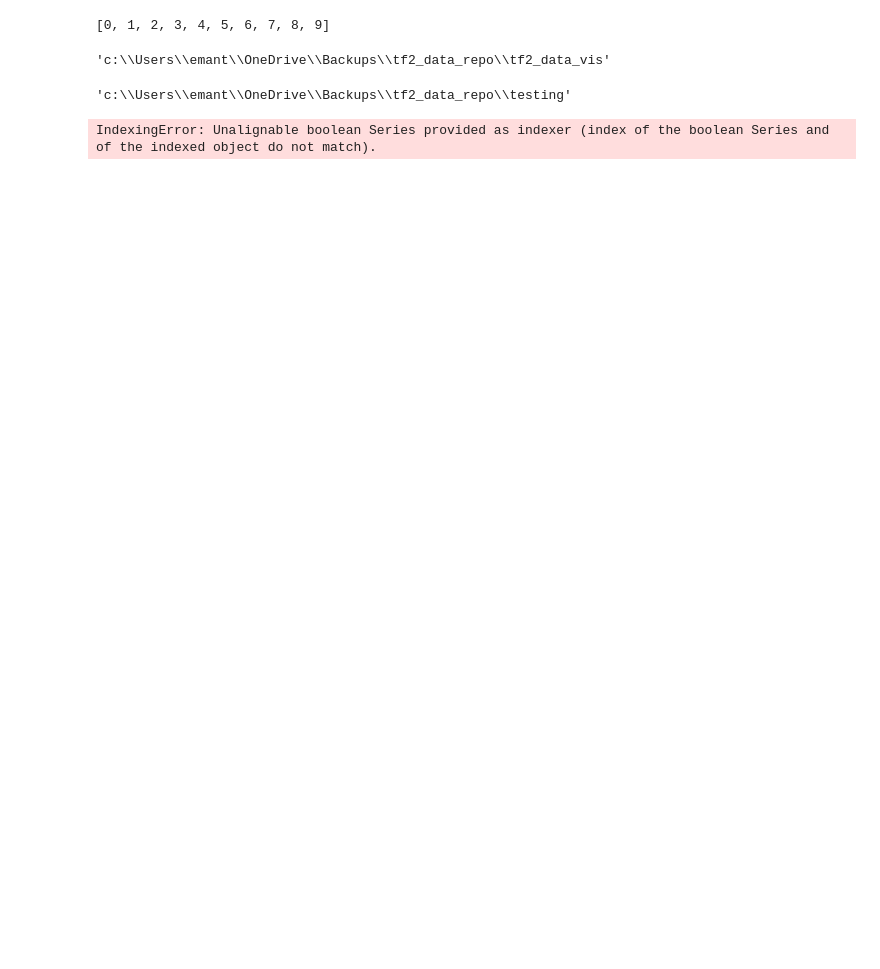
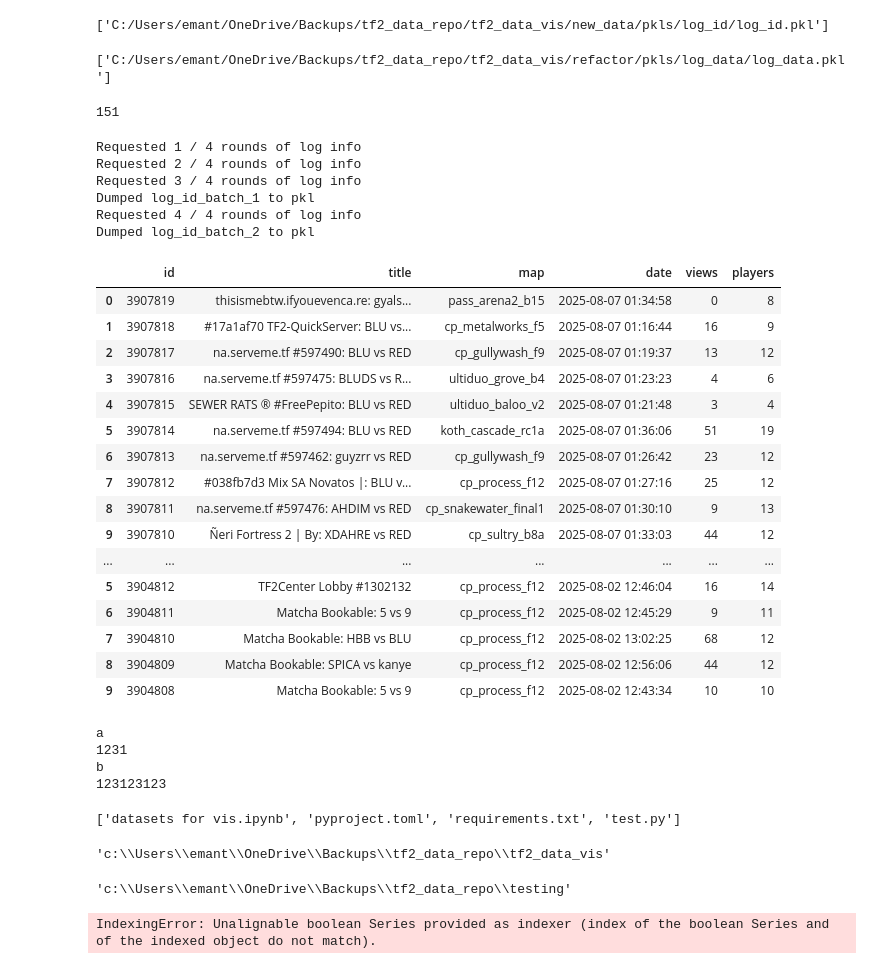
Before and after one commit to ebtrout/tf2_data_vis, a Jupyter notebook: codebase/datasets for vis.ipynb, the cells around one changed output. Drawn from its saved outputs; the diff is of its cells as text; code cells hidden in the pictures; blank space fills up the shorter version.

Commit message:
full refactor to allow batch size saving

```diff
--- a/datasets for vis.ipynb
+++ b/codebase/datasets for vis.ipynb
@@ -29,6 +29,9 @@ data = pd.read_csv('testing/log_ids.csv')
 
 log_ids = filter_log_ids(log_ids= data,map_cutoff= 100,request_params={'cutoff_date': '2016-07-07'})
 # %%
-list(range(0,10))
+import joblib
+import pandas as pd
+log_data = pd.read_csv('C:/Users/emant/OneDrive/Backups/tf2_data_repo/tf2_data_vis/new_data/pkls/log_id/log_ids.csv')
+joblib.dump(log_data,'C:/Users/emant/OneDrive/Backups/tf2_data_repo/tf2_data_vis/new_data/pkls/log_id/log_id.pkl')
 # %% [output]
-[0, 1, 2, 3, 4, 5, 6, 7, 8, 9]
+['C:/Users/emant/OneDrive/Backups/tf2_data_repo/tf2_data_vis/new_data/pkls/log_id/log_id.pkl']
@@ -34,0 +44,55 @@ list(range(0,10))
+# %%
+joblib.dump(log_data_sub,'C:/Users/emant/OneDrive/Backups/tf2_data_repo/tf2_data_vis/refactor/pkls/log_data/log_data.pkl')
+# %% [output]
+['C:/Users/emant/OneDrive/Backups/tf2_data_repo/tf2_data_vis/refactor/pkls/log_data/log_data.pkl']
+# %%
+len(log_data_sub.keys())
+# %% [output]
+151
+# %%
+from tf2_data_vis.get_log_data.request_log_ids import request_log_ids
+import os
+
+a = request_log_ids(
+    request_params = {
+                    "n": 4,
+                    "cutoff_date": '2016-07-07',
+                    "request_start" : 0,
+                    "print_interval" : 1,
+                    "limit": 10,
+                    "offset_change": 1000,
+                    "title_includes": "",
+                    "sleep_between_requests": 2
+                },
+    batch_size = 3,
+    output_dir = 'testing',
+    parent_dir= os.getcwd()
+)
+# %% [output]
+Requested 1 / 4 rounds of log info
+Requested 2 / 4 rounds of log info
+Requested 3 / 4 rounds of log info
+Dumped log_id_batch_1 to pkl
+Requested 4 / 4 rounds of log info
+Dumped log_id_batch_2 to pkl
+# %%
+import pandas as pd
+pd.concat(a)
+# %% [output]
+|  | id | title | map | date | views | players |
+| 0 | 3907819 | thisismebtw.ifyouevenca.re: gyals... | pass_arena2_b15 | 2025-08-07 01:34:58 | 0 | 8 |
+| 1 | 3907818 | #17a1af70 TF2-QuickServer: BLU vs... | cp_metalworks_f5 | 2025-08-07 01:16:44 | 16 | 9 |
+| 2 | 3907817 | na.serveme.tf #597490: BLU vs RED | cp_gullywash_f9 | 2025-08-07 01:19:37 | 13 | 12 |
+| 3 | 3907816 | na.serveme.tf #597475: BLUDS vs R... | ultiduo_grove_b4 | 2025-08-07 01:23:23 | 4 | 6 |
+| 4 | 3907815 | SEWER RATS ® #FreePepito: BLU vs RED | ultiduo_baloo_v2 | 2025-08-07 01:21:48 | 3 | 4 |
+| 5 | 3907814 | na.serveme.tf #597494: BLU vs RED | koth_cascade_rc1a | 2025-08-07 01:36:06 | 51 | 19 |
+| 6 | 3907813 | na.serveme.tf #597462: guyzrr vs RED | cp_gullywash_f9 | 2025-08-07 01:26:42 | 23 | 12 |
+| 7 | 3907812 | #038fb7d3 Mix SA Novatos |: BLU v... | cp_process_f12 | 2025-08-07 01:27:16 | 25 | 12 |
+| 8 | 3907811 | na.serveme.tf #597476: AHDIM vs RED | cp_snakewater_final1 | 2025-08-07 01:30:10 | 9 | 13 |
+| 9 | 3907810 | Ñeri Fortress 2 | By: XDAHRE vs RED | cp_sultry_b8a | 2025-08-07 01:33:03 | 44 | 12 |
+| ... | ... | ... | ... | ... | ... | ... |
+| 5 | 3904812 | TF2Center Lobby #1302132 | cp_process_f12 | 2025-08-02 12:46:04 | 16 | 14 |
+| 6 | 3904811 | Matcha Bookable: 5 vs 9 | cp_process_f12 | 2025-08-02 12:45:29 | 9 | 11 |
+| 7 | 3904810 | Matcha Bookable: HBB vs BLU | cp_process_f12 | 2025-08-02 13:02:25 | 68 | 12 |
+| 8 | 3904809 | Matcha Bookable: SPICA vs kanye | cp_process_f12 | 2025-08-02 12:56:06 | 44 | 12 |
+| 9 | 3904808 | Matcha Bookable: 5 vs 9 | cp_process_f12 | 2025-08-02 12:43:34 | 10 | 10 |
@@ -35,3 +101,16 @@ list(range(0,10))
+# %%
+for key,item in a.items():
+    print(key)
+    print(item)
+# %% [output]
+a
+1231
+b
+123123123
+# %%
+files
+# %% [output]
+['datasets for vis.ipynb', 'pyproject.toml', 'requirements.txt', 'test.py']
 # %%
 os.getcwd()
 # %% [output]
```
Also changed, not shown: parts of 2 cells of this notebook, 10 other files.
